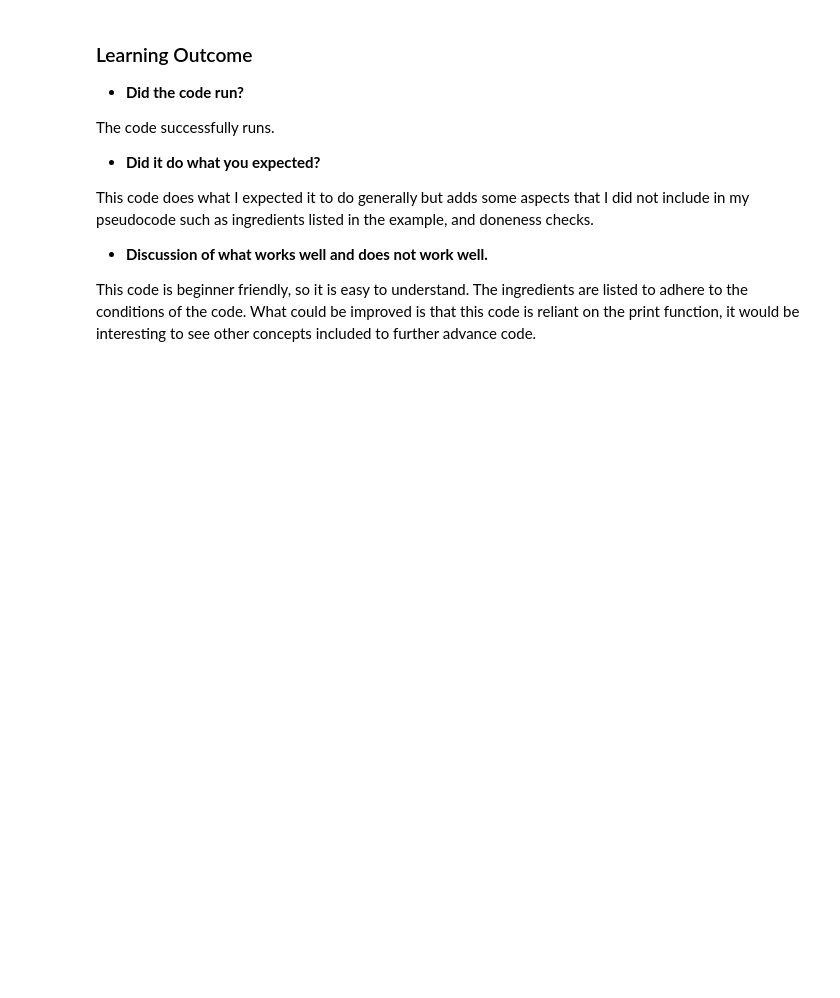
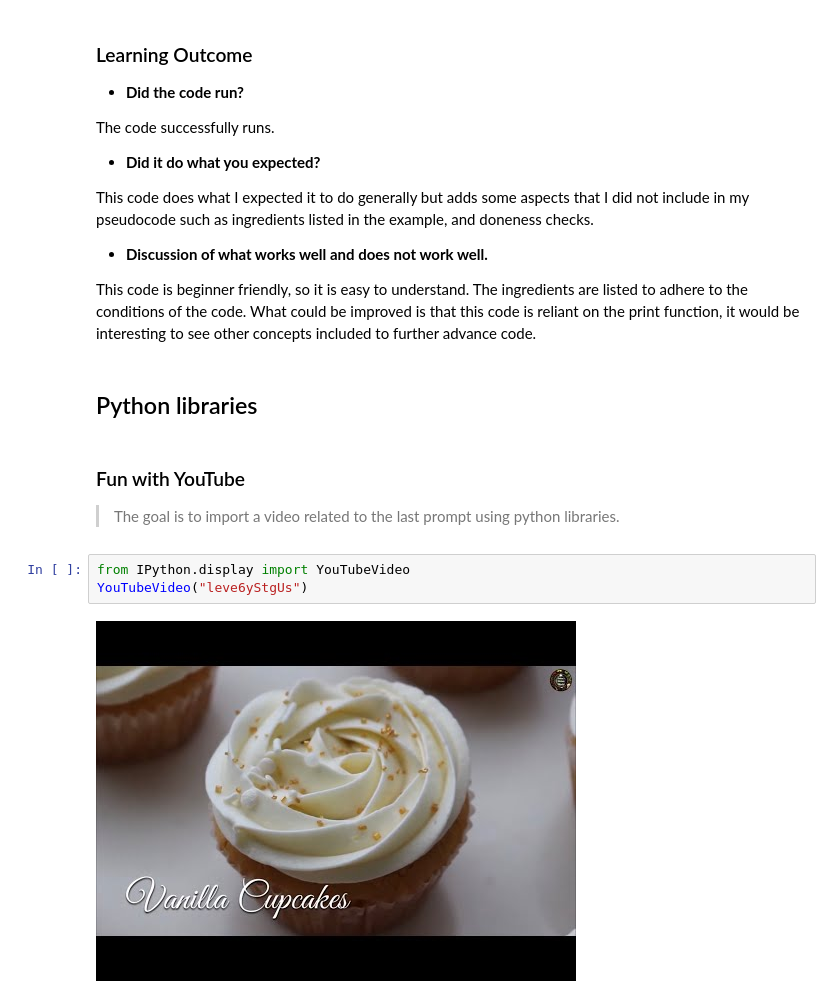
Before and after one commit to ellahaslam/ai-for-the-arts, a Jupyter notebook: coding_exercises.ipynb, the cells around one changed output. Saved outputs shown, nothing was run; the diff lists cells and outputs as text; blank space fills up the shorter version.

```diff
--- a/coding_exercises.ipynb
+++ b/coding_exercises.ipynb
@@ -1399,3 +1399,13 @@ This code does what I expected it to do generally but adds some aspects that I d
 + **Discussion of what works well and does not work well.**
 
 This code is beginner friendly, so it is easy to understand. The ingredients are listed to adhere to the conditions of the code. What could be improved is that this code is reliant on the print function, it would be interesting to see other concepts included to further advance code.
+# %% [markdown]
+## Python libraries
+# %% [markdown]
+### Fun with YouTube
+>The goal is to import a video related to the last prompt using python libraries.
+# %%
+from IPython.display import YouTubeVideo
+YouTubeVideo("leve6yStgUs")
+# %% [output]
+[figure, added]
```
